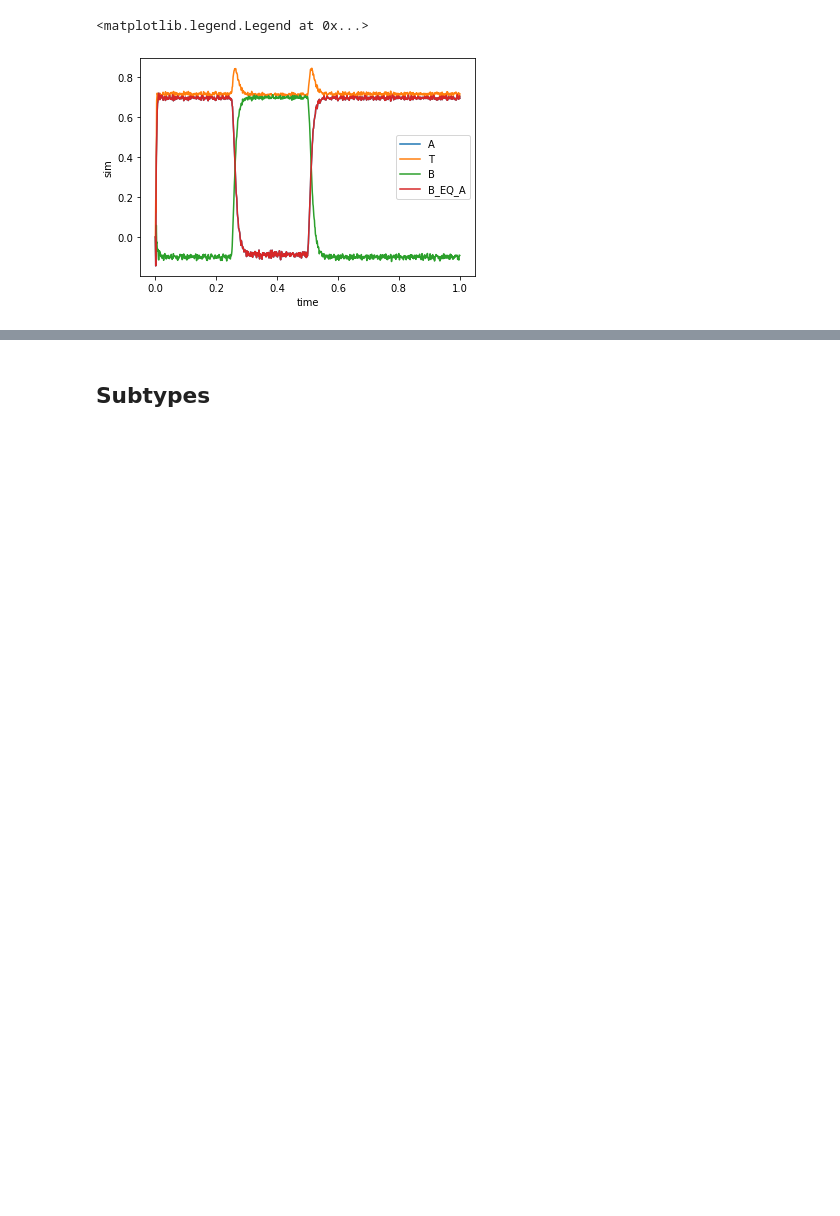
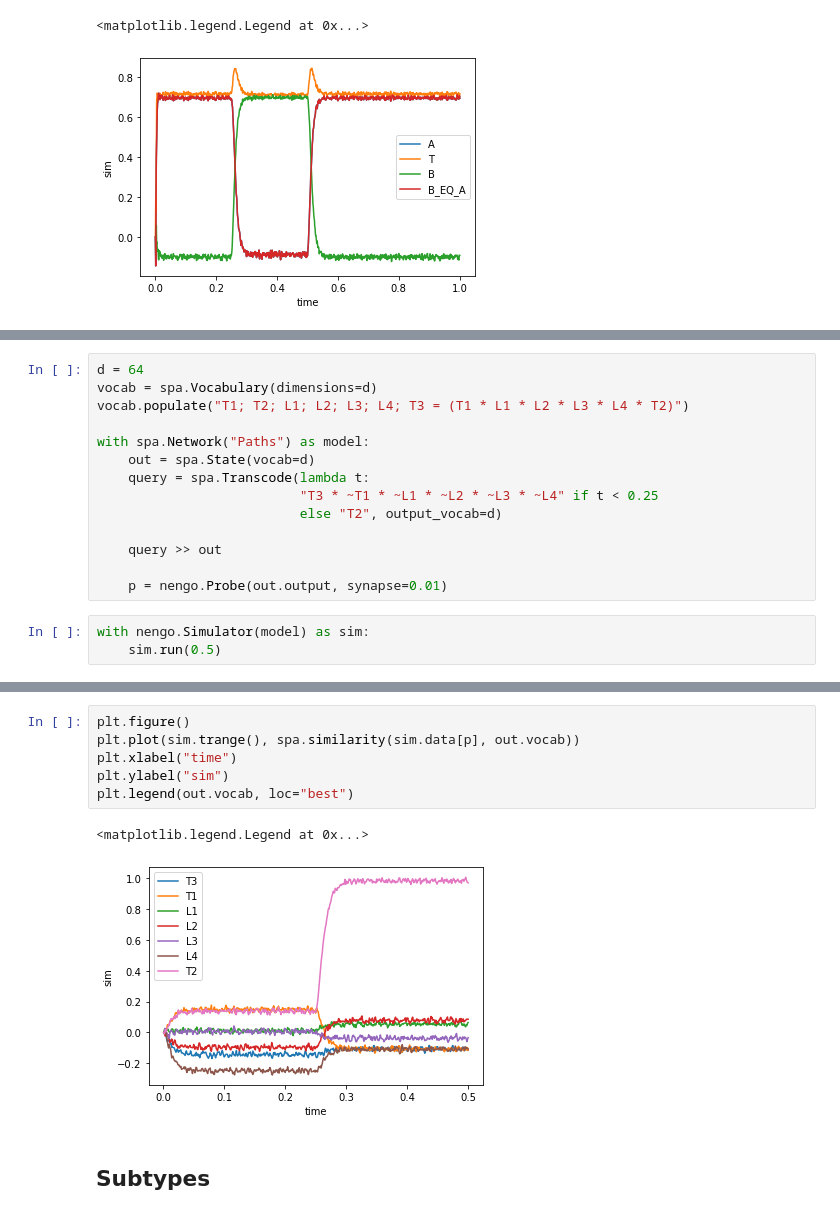
Before and after one commit to aluecking/SPA-TTR, a Jupyter notebook: SPA-TTR-Paper-Examples.ipynb, the cells around one changed output, grey strips where cells are left out. Saved outputs shown, nothing was run; the diff lists cells and outputs as text; blank space fills up the shorter version.

```diff
--- a/SPA-TTR-Paper-Examples.ipynb
+++ b/SPA-TTR-Paper-Examples.ipynb
@@ -314,0 +139,17 @@ print(dot_spa_norm)
+# %%
+d = 64
+vocab = spa.Vocabulary(dimensions=d)
+vocab.populate("T1; T2; L1; L2; L3; L4; T3 = (T1 * L1 * L2 * L3 * L4 * T2)")
+
+with spa.Network("Paths") as model:
+    out = spa.State(vocab=d)
+    query = spa.Transcode(lambda t:
+                          "T3 * ~T1 * ~L1 * ~L2 * ~L3 * ~L4" if t < 0.25
+                          else "T2", output_vocab=d)
+
+    query >> out
+
+    p = nengo.Probe(out.output, synapse=0.01)
+# %%
+with nengo.Simulator(model) as sim:
+    sim.run(0.5)
@@ -315,3 +159,12 @@ print(dot_spa_norm)
+# %%
+plt.figure()
+plt.plot(sim.trange(), spa.similarity(sim.data[p], out.vocab))
+plt.xlabel("time")
+plt.ylabel("sim")
+plt.legend(out.vocab, loc="best")
+# %% [output]
+<matplotlib.legend.Legend at 0x...>
+[figure, added]
 # %% [markdown]
 ## Subtypes
 # %%
```
Also changed, not shown: parts of 37 cells of this notebook.
